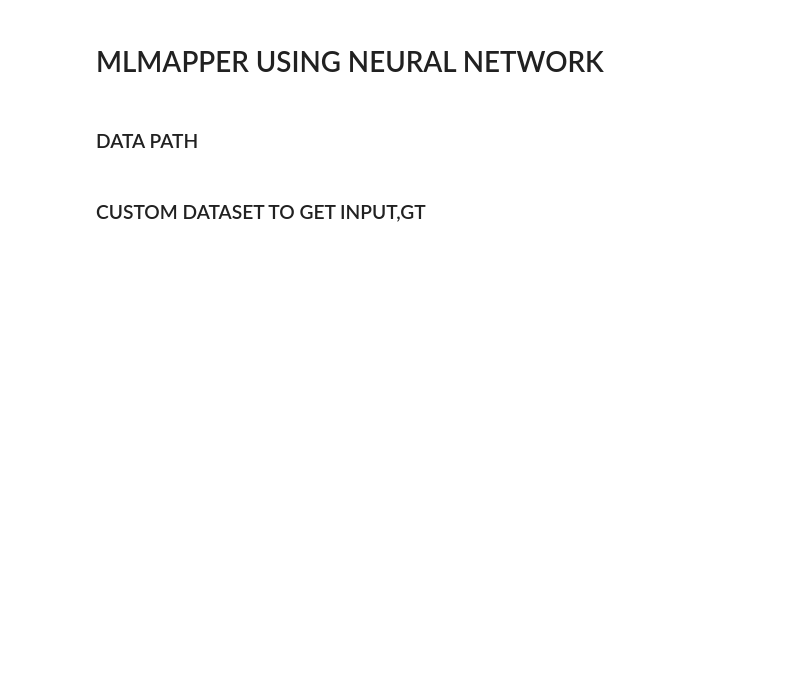
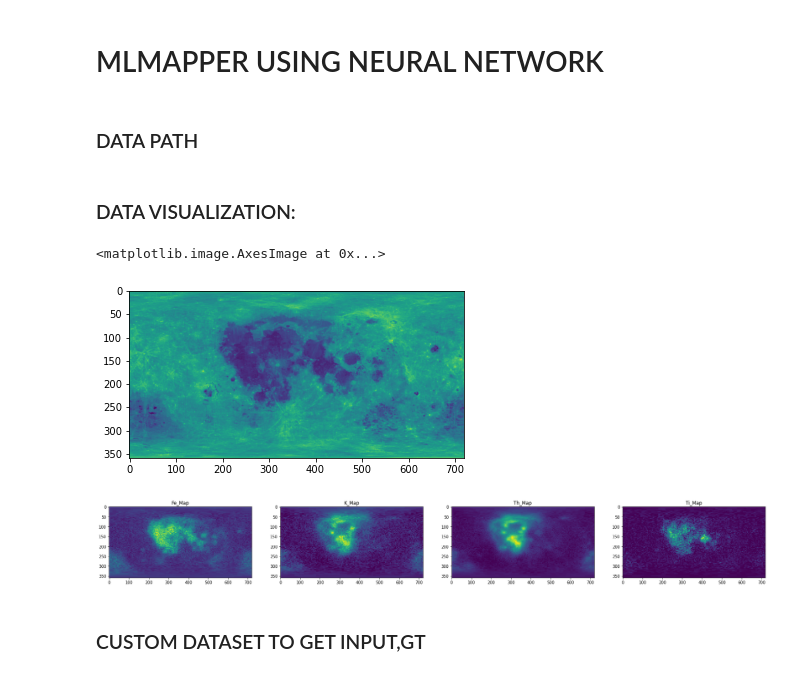
Before and after one commit to g0kul6/Albedo_Task_ML4SCi, a Jupyter notebook: lunar_albedo.ipynb, the cells around one changed output. Saved outputs shown, nothing was run; the diff lists cells and outputs as text; code cells hidden in the pictures; blank space fills up the shorter version.

```diff
--- a/lunar_albedo.ipynb
+++ b/lunar_albedo.ipynb
@@ -19,6 +19,40 @@ LPFe_Map="/home/gokul/g0kul6/ml4sci/Data_Albedo/LPFe_Map.csv"
 LPK_Map="/home/gokul/g0kul6/ml4sci/Data_Albedo/LPK_Map.csv"
 LPTh_Map="/home/gokul/g0kul6/ml4sci/Data_Albedo/LPTh_Map.csv"
 LPTi_Map="/home/gokul/g0kul6/ml4sci/Data_Albedo/LPTi_Map.csv"
+# %% [markdown]
+### DATA VISUALIZATION:
+# %%
+#albedo maps
+albedo_img=np.array(pd.read_csv(albedo))
+plt.imshow(albedo_img)
+# %% [output]
+<matplotlib.image.AxesImage at 0x...>
+[figure, added]
+# %%
+#chemical composition map
+fe_map_img=np.array(pd.read_csv(LPFe_Map))
+K_map_img=np.array(pd.read_csv(LPK_Map))
+Th_map_img=np.array(pd.read_csv(LPTh_Map))
+Ti_map_img=np.array(pd.read_csv(LPTi_Map))
+
+ffig, faxes = plt.subplots(1,4 , figsize=(30,30))
+faxes[0].imshow(fe_map_img)
+faxes[0].set_title("Fe_Map")
+faxes[0].grid(False)
+
+faxes[1].imshow(K_map_img)
+faxes[1].set_title("K_Map")
+faxes[1].grid(False)
+
+faxes[2].imshow(Th_map_img)
+faxes[2].set_title("Th_Map")
+faxes[2].grid(False)
+
+faxes[3].imshow(Ti_map_img)
+faxes[3].set_title("Ti_Map")
+faxes[3].grid(False)
+# %% [output]
+[figure, added]
 # %% [markdown]
 ### CUSTOM DATASET TO GET INPUT,GT
 # %%
```
Also changed, not shown: parts of 4 cells of this notebook, 20 other files.
